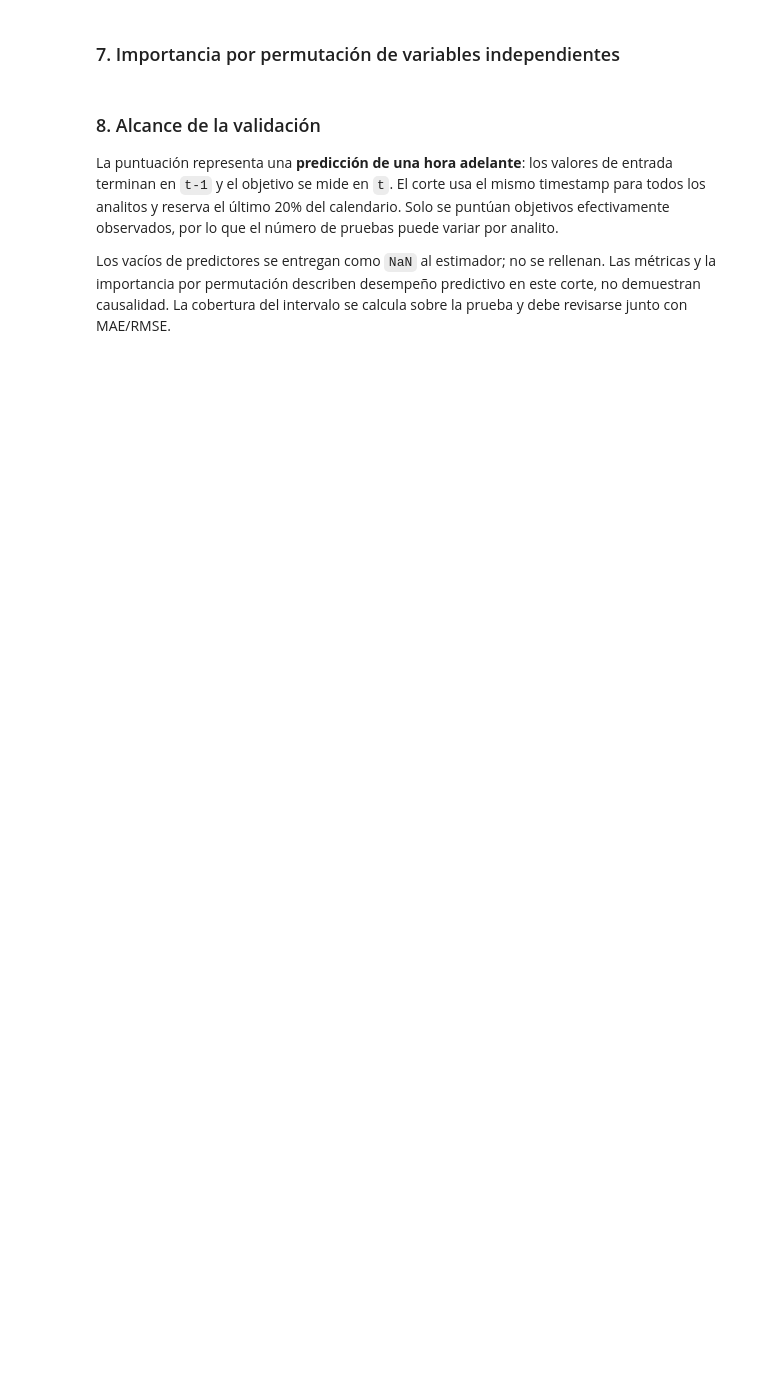
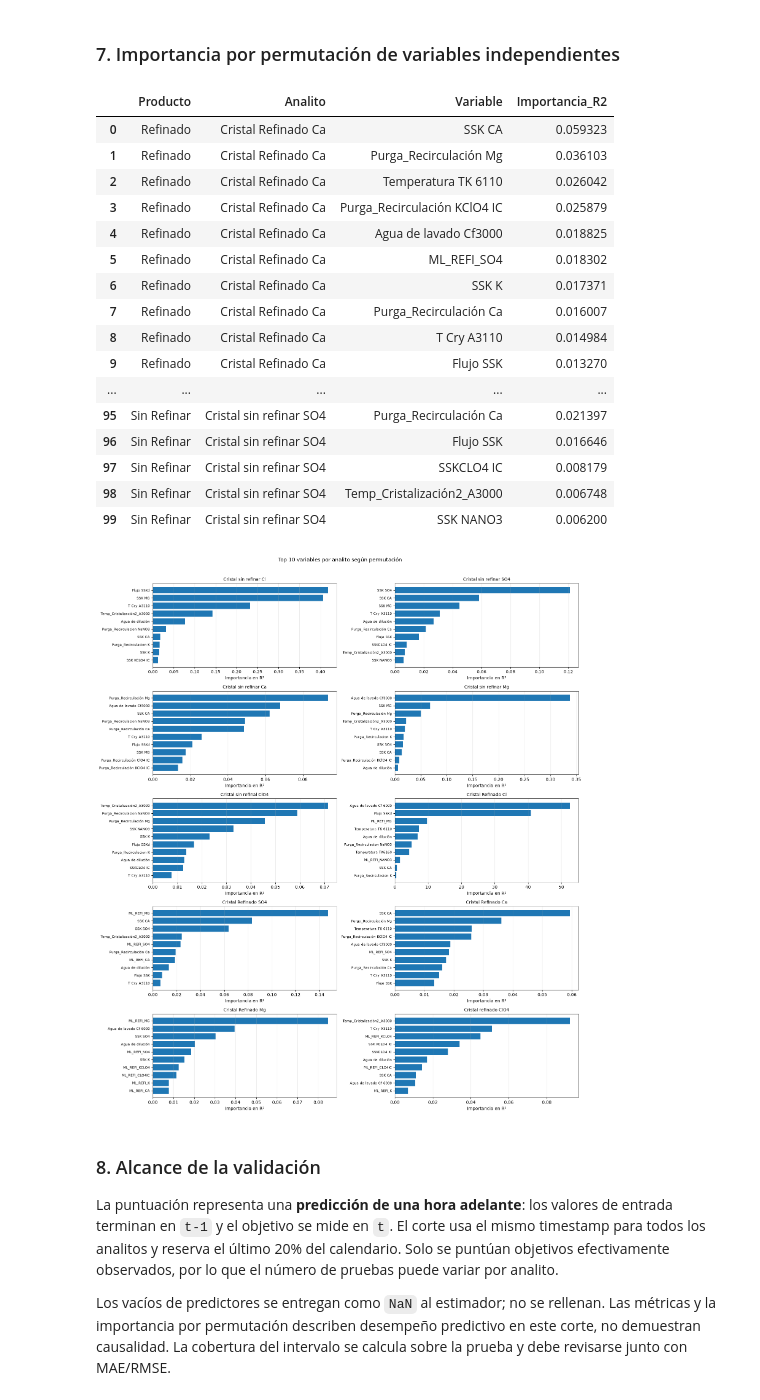
Before and after one commit to antomoyaa/CristalizadorPT, a Jupyter notebook: Predicción efecto de analitos/Prediccion_Series_Temporales-v2.ipynb, the cells around one changed output. Saved outputs shown, nothing was run; the diff lists cells and outputs as text; code cells hidden in the pictures; blank space fills up the shorter version.

```diff
--- a/Predicción efecto de analitos/Prediccion_Series_Temporales-v2.ipynb
+++ b/Predicción efecto de analitos/Prediccion_Series_Temporales-v2.ipynb
@@ -313,26 +313,82 @@ if not predicciones.empty:
 # %%
 importance_rows = []
 for target, info in models.items():
     if len(info["y_test"]) < 2:
         continue
     perm = permutation_importance(
         info["modelo"], info["X_test"], info["y_test"],
         n_repeats=3, random_state=SEED, scoring="r2",
     )
     by_feature = {}
     for column, value in zip(info["X_test"].columns, perm.importances_mean):
         base_feature = column.rsplit("__lag_", 1)[0]
         by_feature[base_feature] = by_feature.get(base_feature, 0.0) + float(value)
     for feature, importance in by_feature.items():
-        importance_rows.append({"Producto": info["Producto"], "Analito": target,
-                                "Variable": feature, "Importancia_R2": importance})
+        importance_rows.append({
+            "Producto": info["Producto"],
+            "Analito": target,
+            "Variable": feature,
+            "Importancia_R2": importance,
+        })
 
 importancias = pd.DataFrame(importance_rows)
-if not importancias.empty:
-    display(
-        importancias.sort_values(["Analito", "Importancia_R2"], ascending=[True, False])
-        .groupby("Analito", group_keys=False).head(10)
+if importancias.empty:
+    print("No hay suficientes datos para calcular importancias por permutación.")
+else:
+    importancias = (
+        importancias
+        .sort_values(["Producto", "Analito", "Importancia_R2"], ascending=[True, True, False])
+        .reset_index(drop=True)
     )
+
+    top_importancias = (
+        importancias
+        .groupby(["Producto", "Analito"], group_keys=False)
+        .head(10)
+        .reset_index(drop=True)
+    )
+    with pd.option_context("display.max_rows", 100, "display.max_columns", None):
+        display(top_importancias)
+
+    fig, axes = plt.subplots(5, 2, figsize=(16, 18), sharex=False)
+    for ax, target in zip(axes.ravel(), ALL_TARGETS):
+        subset = (
+            importancias[importancias["Analito"] == target]
+            .nlargest(10, "Importancia_R2")
+            .sort_values("Importancia_R2")
+        )
+        if subset.empty:
+            ax.set_title(f"{target} — sin datos")
+            ax.axis("off")
+            continue
+        ax.barh(subset["Variable"], subset["Importancia_R2"])
+        ax.set_title(target, fontsize=10)
+        ax.set_xlabel("Importancia en R²")
+        ax.tick_params(axis="y", labelsize=8)
+        ax.grid(axis="x", alpha=0.25)
+
+    fig.suptitle("Top 10 variables por analito según permutación", y=1.01)
+    plt.tight_layout()
+    plt.show()
+# %% [output]
+|  | Producto | Analito | Variable | Importancia_R2 |
+| 0 | Refinado | Cristal Refinado Ca | SSK CA | 0.059323 |
+| 1 | Refinado | Cristal Refinado Ca | Purga_Recirculación Mg | 0.036103 |
+| 2 | Refinado | Cristal Refinado Ca | Temperatura TK 6110 | 0.026042 |
+| 3 | Refinado | Cristal Refinado Ca | Purga_Recirculación KClO4 IC | 0.025879 |
+| 4 | Refinado | Cristal Refinado Ca | Agua de lavado Cf3000 | 0.018825 |
+| 5 | Refinado | Cristal Refinado Ca | ML_REFI_SO4 | 0.018302 |
+| 6 | Refinado | Cristal Refinado Ca | SSK K | 0.017371 |
+| 7 | Refinado | Cristal Refinado Ca | Purga_Recirculación Ca | 0.016007 |
+| 8 | Refinado | Cristal Refinado Ca | T Cry A3110 | 0.014984 |
+| 9 | Refinado | Cristal Refinado Ca | Flujo SSK | 0.013270 |
+| ... | ... | ... | ... | ... |
+| 95 | Sin Refinar | Cristal sin refinar SO4 | Purga_Recirculación Ca | 0.021397 |
+| 96 | Sin Refinar | Cristal sin refinar SO4 | Flujo SSK | 0.016646 |
+| 97 | Sin Refinar | Cristal sin refinar SO4 | SSKCLO4 IC | 0.008179 |
+| 98 | Sin Refinar | Cristal sin refinar SO4 | Temp_Cristalización2_A3000 | 0.006748 |
+| 99 | Sin Refinar | Cristal sin refinar SO4 | SSK NANO3 | 0.006200 |
+[figure, added]
 # %%
 from pathlib import Path
 import pandas as pd
```
Also changed, not shown: parts of 5 cells of this notebook, 3 other files.
